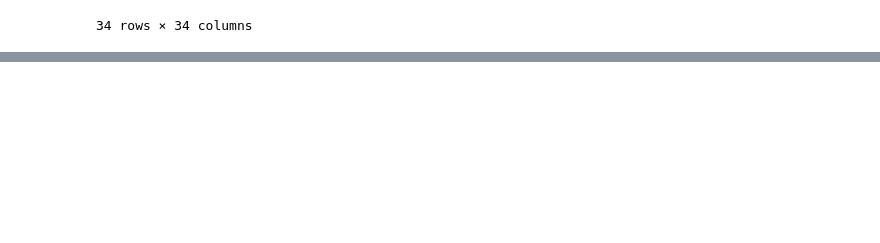
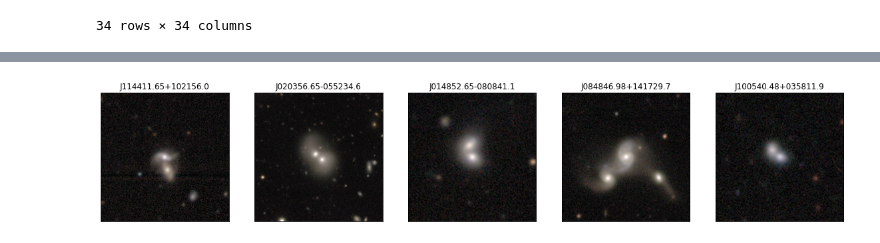
Before and after one commit to colinleach/proj502, a Jupyter notebook: notebooks_local/predictions.ipynb, the cells around one changed output, grey strips where cells are left out. Drawn from its saved outputs; the diff is of its cells as text; code cells hidden in the pictures; blank space fills up the shorter version.

Commit message:
top-n images

```diff
--- a/notebooks_local/predictions.ipynb
+++ b/notebooks_local/predictions.ipynb
@@ -247,0 +236,4 @@ plot_n('spiral-winding_loose')
+# %%
+plot_n('merging_merger', 5)
+# %% [output]
+[figure, added]
```
Also changed, not shown: parts of 21 cells of this notebook, 3 other files.
